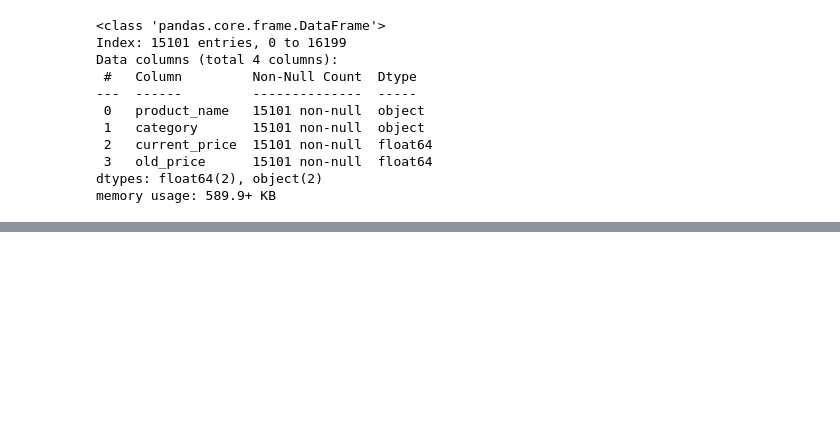
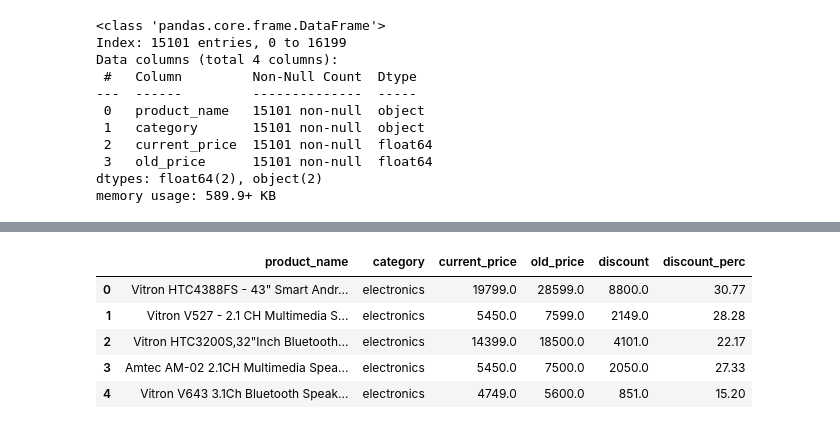
Before and after one commit to mut-rogers/lux_bootcamp, a Jupyter notebook: Final Capstone Project 1/project.ipynb, the cells around one changed output, grey strips where cells are left out. Cells and saved outputs as stored; diff of their text form; code cells hidden in the pictures; blank space fills up the shorter version.

```diff
--- a/Final Capstone Project 1/project.ipynb
+++ b/Final Capstone Project 1/project.ipynb
@@ -291,0 +308,17 @@ memory usage: 589.9+ KB
+# %%
+# Calculating discounts
+
+# What you save
+products_dataset["discount"] = products_dataset.old_price - products_dataset.current_price
+
+# Percentage Discount
+products_dataset["discount_perc"] = (products_dataset.discount / products_dataset.old_price * 100).round(2)
+
+products_dataset.head()
+# %% [output]
+|  | product_name | category | current_price | old_price | discount | discount_perc |
+| 0 | Vitron HTC4388FS - 43" Smart Andr... | electronics | 19799.0 | 28599.0 | 8800.0 | 30.77 |
+| 1 | Vitron V527 - 2.1 CH Multimedia S... | electronics | 5450.0 | 7599.0 | 2149.0 | 28.28 |
+| 2 | Vitron HTC3200S,32"Inch Bluetooth... | electronics | 14399.0 | 18500.0 | 4101.0 | 22.17 |
+| 3 | Amtec AM-02 2.1CH Multimedia Spea... | electronics | 5450.0 | 7500.0 | 2050.0 | 27.33 |
+| 4 | Vitron V643 3.1Ch Bluetooth Speak... | electronics | 4749.0 | 5600.0 | 851.0 | 15.20 |
```
Also changed, not shown: parts of 6 cells of this notebook.
